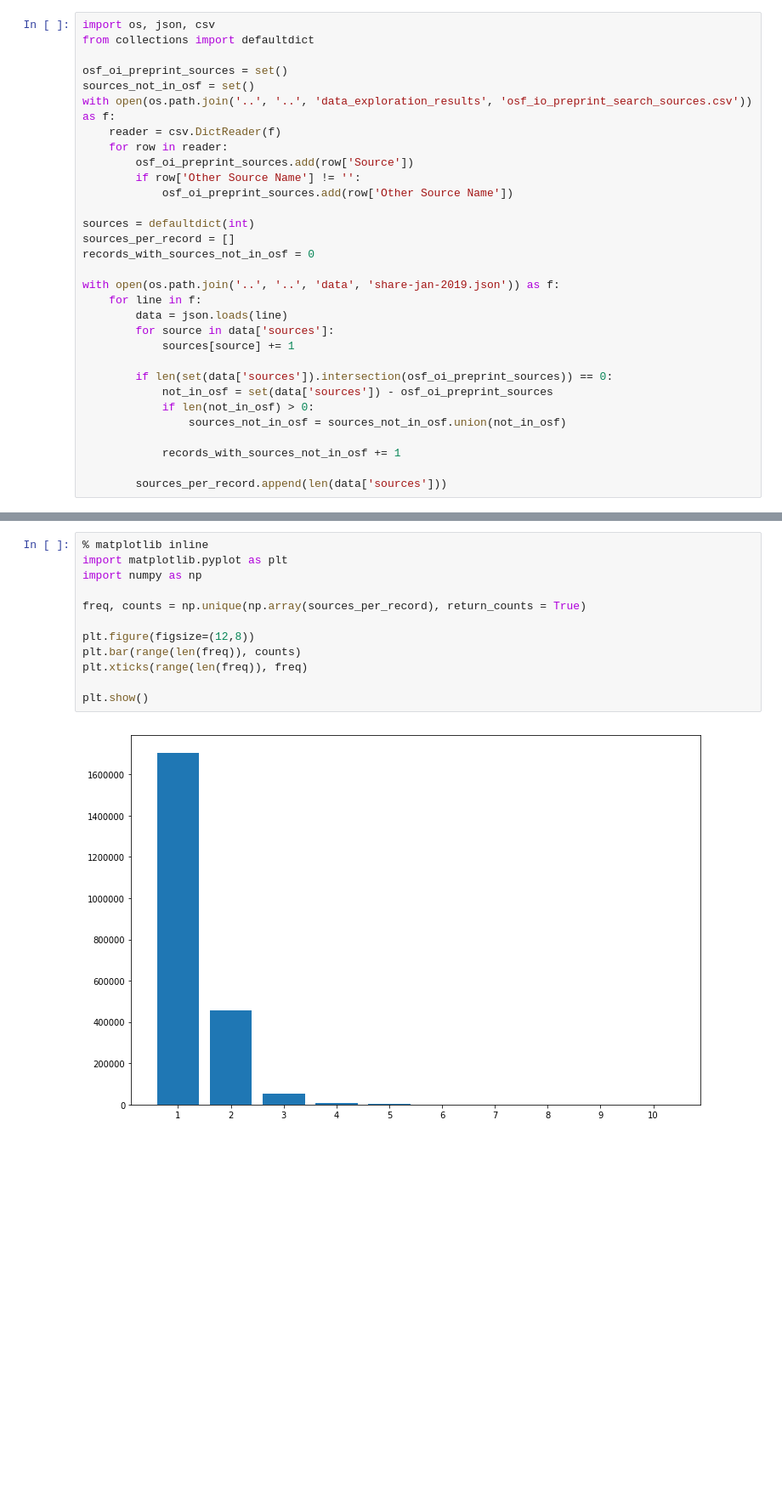
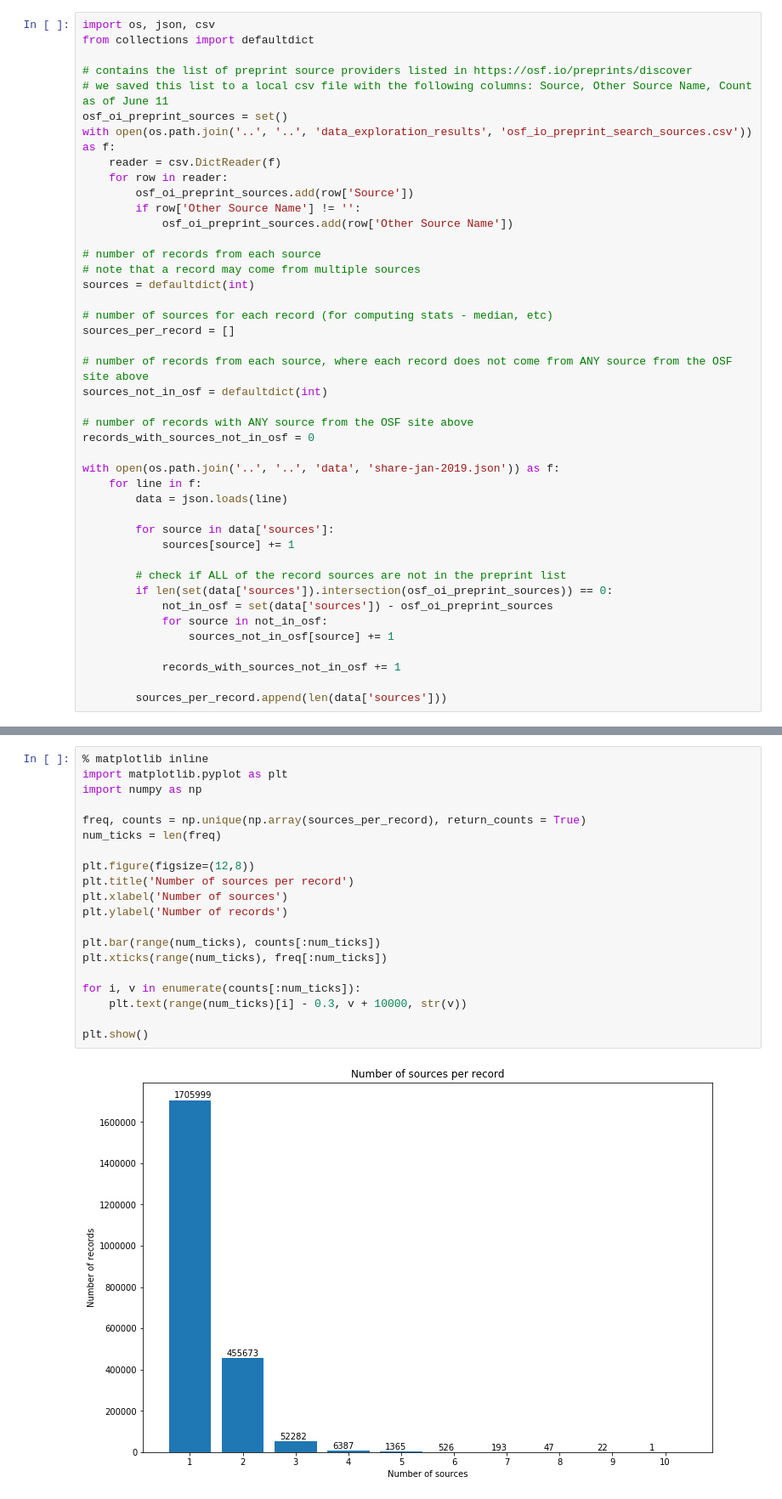
Before and after one commit to janinaj/preprints, a Jupyter notebook: data_exploration/sources.ipynb, the cells around one changed output, grey strips where cells are left out. Shown: that part at 85% size. Cells and saved outputs as stored; diff of their text form; blank space fills up the shorter version.

Commit message:
modified code for sources

```diff
--- a/data_exploration/sources.ipynb
+++ b/data_exploration/sources.ipynb
@@ -2,8 +11,9 @@
 import os, json, csv
 from collections import defaultdict
 
+# contains the list of preprint source providers listed in https://osf.io/preprints/discover
+# we saved this list to a local csv file with the following columns: Source, Other Source Name, Count as of June 11
 osf_oi_preprint_sources = set()
-sources_not_in_osf = set()
 with open(os.path.join('..', '..', 'data_exploration_results', 'osf_io_preprint_search_sources.csv')) as f:
     reader = csv.DictReader(f)
     for row in reader:
@@ -11,20 +21,31 @@ with open(os.path.join('..', '..', 'data_exploration_results', 'osf_io_preprint_
         if row['Other Source Name'] != '':
             osf_oi_preprint_sources.add(row['Other Source Name'])
 
+# number of records from each source
+# note that a record may come from multiple sources
 sources = defaultdict(int)
+
+# number of sources for each record (for computing stats - median, etc)
 sources_per_record = []
+
+# number of records from each source, where each record does not come from ANY source from the OSF site above
+sources_not_in_osf = defaultdict(int)
+
+# number of records with ANY source from the OSF site above
 records_with_sources_not_in_osf = 0
 
 with open(os.path.join('..', '..', 'data', 'share-jan-2019.json')) as f:
     for line in f:
         data = json.loads(line)
+
         for source in data['sources']:
             sources[source] += 1
 
+        # check if ALL of the record sources are not in the preprint list
         if len(set(data['sources']).intersection(osf_oi_preprint_sources)) == 0:
             not_in_osf = set(data['sources']) - osf_oi_preprint_sources
-            if len(not_in_osf) > 0:
-                sources_not_in_osf = sources_not_in_osf.union(not_in_osf)
+            for source in not_in_osf:
+                sources_not_in_osf[source] += 1
 
             records_with_sources_not_in_osf += 1
 
@@ -60,14 +70,22 @@ records_with_sources_not_in_osf
 # %%
 % matplotlib inline
 import matplotlib.pyplot as plt
 import numpy as np
 
 freq, counts = np.unique(np.array(sources_per_record), return_counts = True)
+num_ticks = len(freq)
 
 plt.figure(figsize=(12,8))
-plt.bar(range(len(freq)), counts)
-plt.xticks(range(len(freq)), freq)
+plt.title('Number of sources per record')
+plt.xlabel('Number of sources')
+plt.ylabel('Number of records')
+
+plt.bar(range(num_ticks), counts[:num_ticks])
+plt.xticks(range(num_ticks), freq[:num_ticks])
+
+for i, v in enumerate(counts[:num_ticks]):
+    plt.text(range(num_ticks)[i] - 0.3, v + 10000, str(v))
 
 plt.show()
 # %% [output]
-[figure, old version]
+[figure, new version]
```
Also changed, not shown: parts of 16 cells of this notebook.
